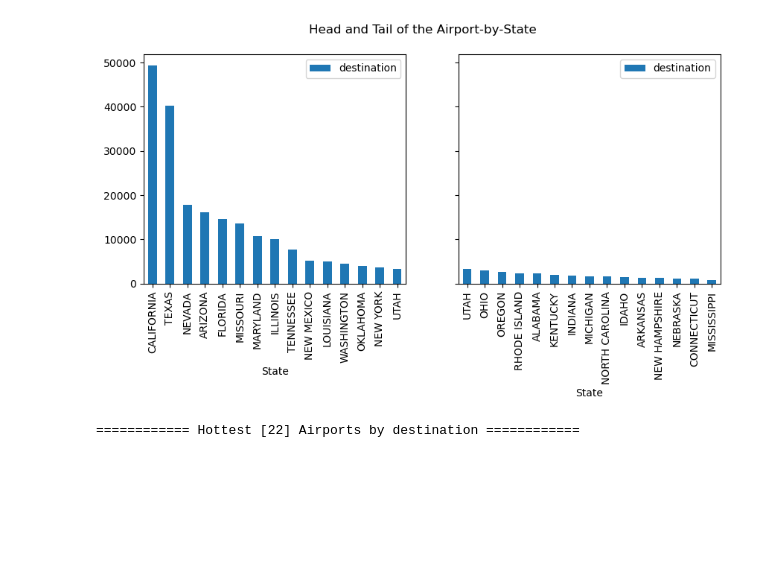
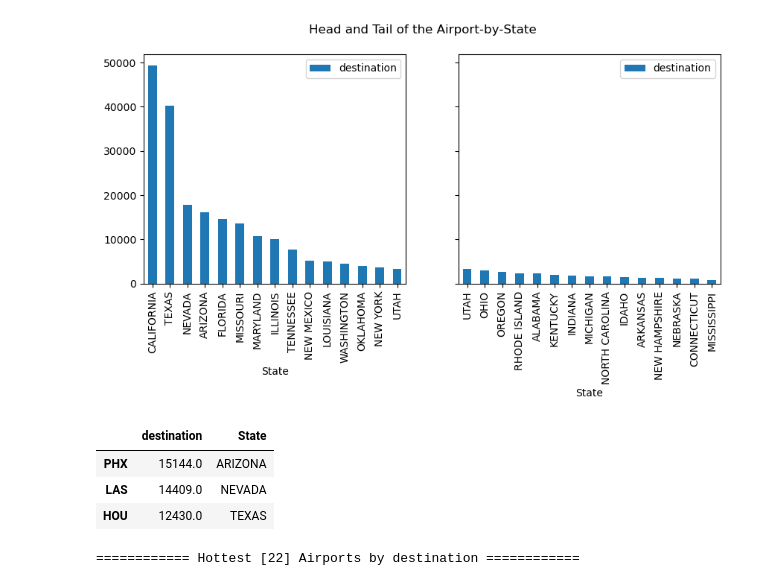
Before and after one commit to serg-razum-off/Altair, a Jupyter notebook: [PD] practice on V_Filghts.ipynb, the cells around one changed output. Drawn from its saved outputs; the diff is of its cells as text; code cells hidden in the pictures; blank space fills up the shorter version.

```diff
--- a/[PD] practice on V_Filghts.ipynb
+++ b/[PD] practice on V_Filghts.ipynb
@@ -327,6 +329,13 @@ plt.show()
 # %% [output]
 =====================  Hottest US States =====================
 [figure]
+# %%
+flights_by_airports_states[:3]
+# %% [output]
+|  | destination | State |
+| PHX | 15144.0 | ARIZONA |
+| LAS | 14409.0 | NEVADA |
+| HOU | 12430.0 | TEXAS |
 # %%
 n = 22
 
```
Also changed, not shown: parts of 6 cells of this notebook, 2 other files.
